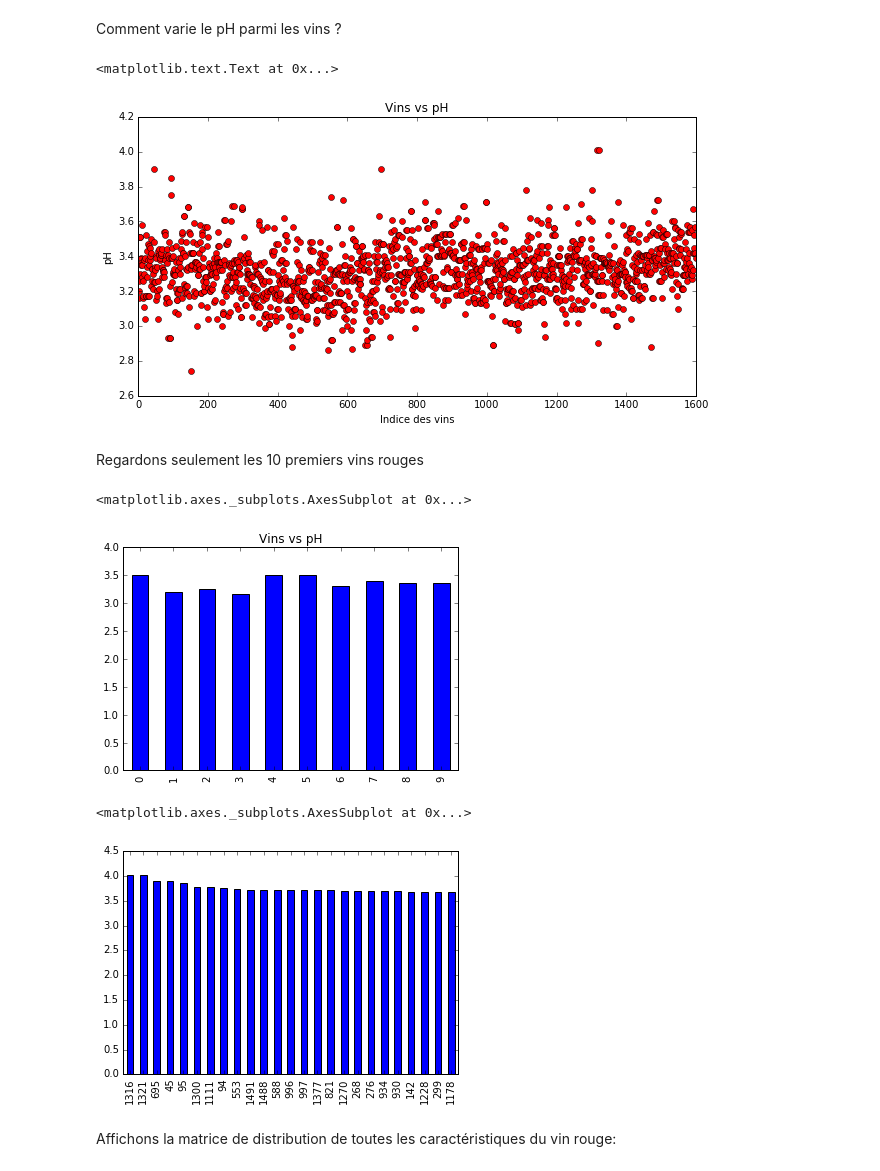
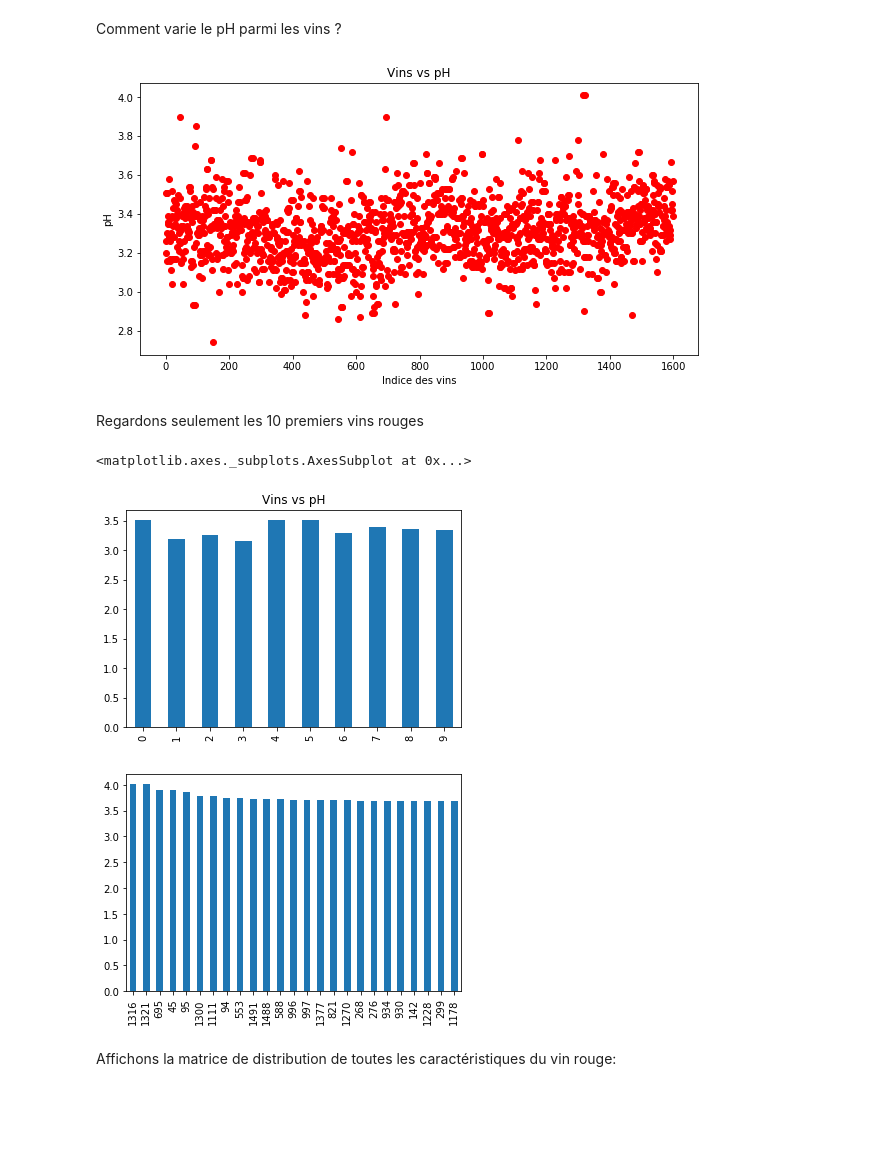
Before and after one commit to sylvchev/coursMLpython, a Jupyter notebook: 1-IntroductionFouilleDonnees.ipynb, the cells around one changed output. Drawn from its saved outputs; the diff is of its cells as text; code cells hidden in the pictures; blank space fills up the shorter version.

```diff
--- a/1-IntroductionFouilleDonnees.ipynb
+++ b/1-IntroductionFouilleDonnees.ipynb
@@ -94,24 +114,22 @@ fig, ax = plt.subplots(figsize=(10, 5))
 plt.plot(reds.index, reds.pH, 'ro')
 ax.set_title('Vins vs pH')
 ax.set_xlabel('Indice des vins')
-ax.set_ylabel('pH')
+_ = ax.set_ylabel('pH')
 # %% [output]
-<matplotlib.text.Text at 0x...>
-[figure, old version]
+[figure, new version]
 # %% [markdown]
 Regardons seulement les 10 premiers vins rouges
 # %%
-reds[:10].pH.plot(kind='bar', title="Vins vs pH")
+reds[0:10].pH.plot(kind='bar', title="Vins vs pH")
 
 # whites[:50].chlorides.plot(kind='bar', title='Vins blancs et chlorides')
 # %% [output]
 <matplotlib.axes._subplots.AxesSubplot at 0x...>
-[figure, old version]
+[figure, new version]
 # %%
-reds.sort('pH', ascending=False).pH[:25].plot(kind='bar')
+_ = reds.sort_values('pH', ascending=False).pH[:25].plot(kind='bar')
 # %% [output]
-<matplotlib.axes._subplots.AxesSubplot at 0x...>
-[figure, old version]
+[figure, new version]
 # %% [markdown]
 Affichons la matrice de distribution de toutes les caractéristiques du vin rouge:
 # %%
```
Also changed, not shown: parts of 9 cells of this notebook.
